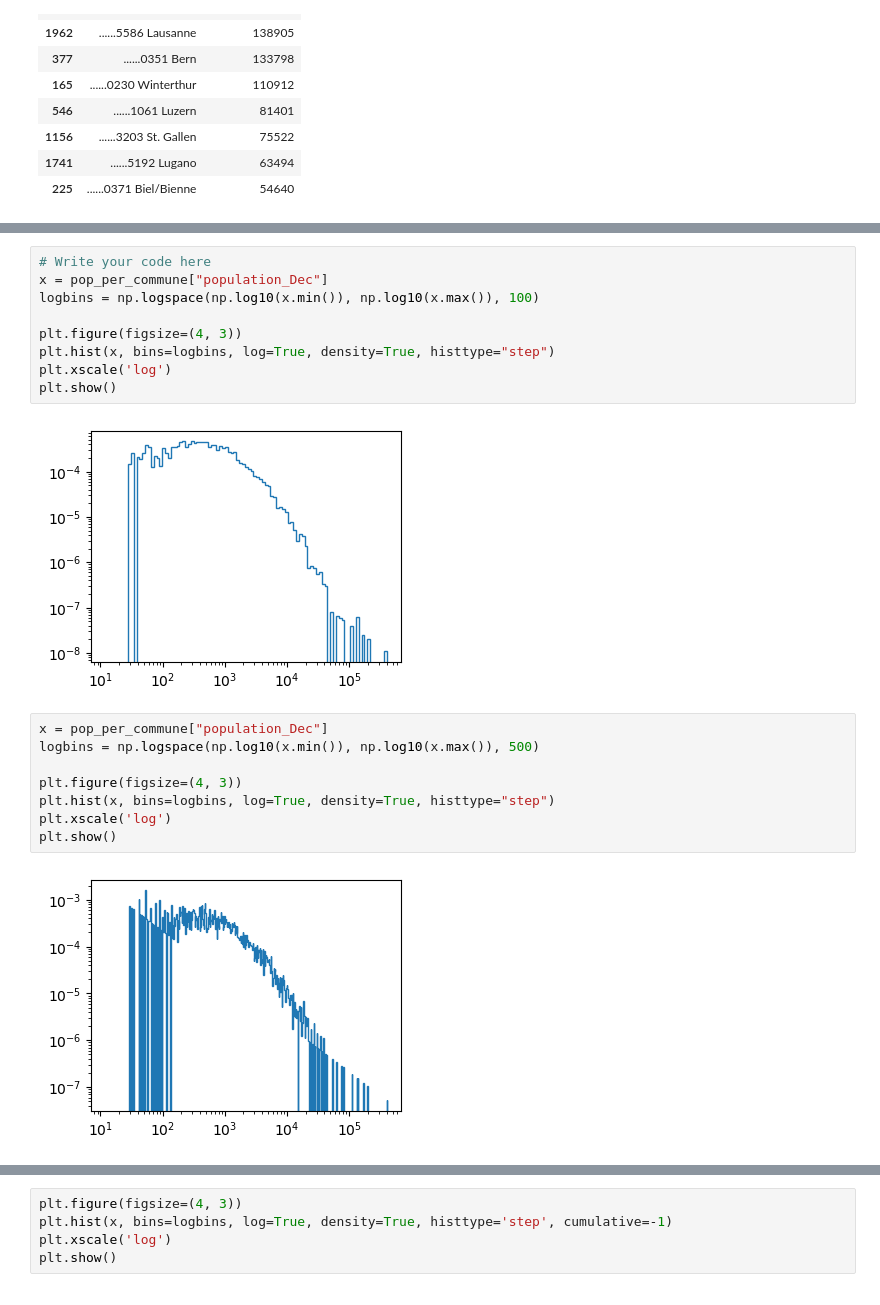
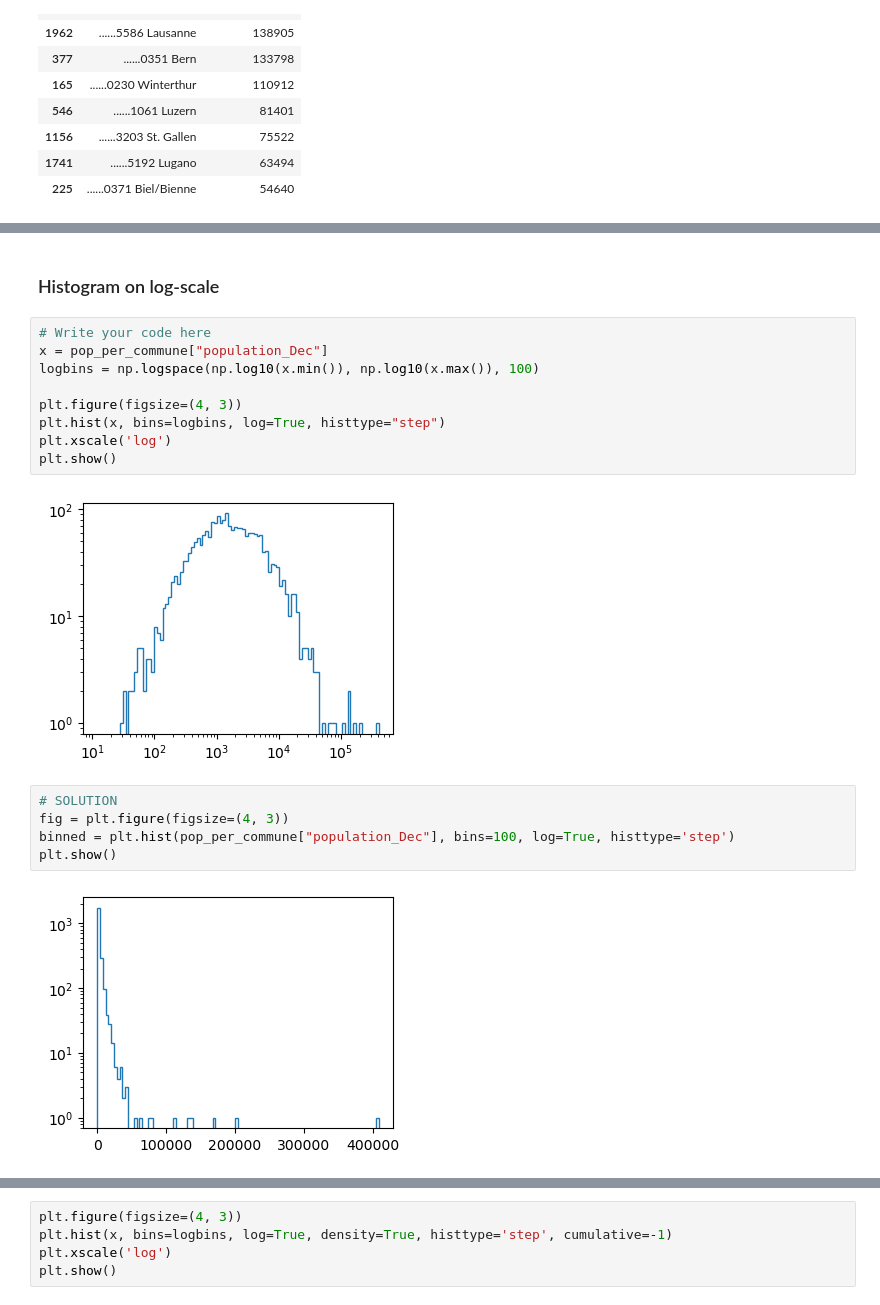
Before and after one commit to Zhang-XC/ADA2023, a Jupyter notebook: Exercises/02 - Data viz and data from the web/Becoming a DataVizard exercise.ipynb, the cells around one changed output, grey strips where cells are left out. Cells and saved outputs as stored; diff of their text form.

```diff
--- a/Exercises/02 - Data viz and data from the web/Becoming a DataVizard exercise.ipynb
+++ b/Exercises/02 - Data viz and data from the web/Becoming a DataVizard exercise.ipynb
@@ -360,24 +358,23 @@ __3.B__ The figure below represents 4 types of histogram. At this stage, your di
 <img src="plaw.png" style="width: 600px;" align="left">
 
 The figure is extracted from [this paper](https://arxiv.org/pdf/cond-mat/0412004.pdf) that contains more information about this family of distributions.
+# %% [markdown]
+### Histogram on log-scale
 # %%
 # Write your code here
 x = pop_per_commune["population_Dec"]
 logbins = np.logspace(np.log10(x.min()), np.log10(x.max()), 100)
 
 plt.figure(figsize=(4, 3))
-plt.hist(x, bins=logbins, log=True, density=True, histtype="step")
+plt.hist(x, bins=logbins, log=True, histtype="step")
 plt.xscale('log')
 plt.show()
 # %% [output]
-[figure, old version]
+[figure, new version]
 # %%
-x = pop_per_commune["population_Dec"]
-logbins = np.logspace(np.log10(x.min()), np.log10(x.max()), 500)
-
-plt.figure(figsize=(4, 3))
-plt.hist(x, bins=logbins, log=True, density=True, histtype="step")
-plt.xscale('log')
+# SOLUTION
+fig = plt.figure(figsize=(4, 3))
+binned = plt.hist(pop_per_commune["population_Dec"], bins=100, log=True, histtype='step')
 plt.show()
 # %% [output]
-[figure, old version]
+[figure, new version]
```
Also changed, not shown: parts of 11 cells of this notebook.
